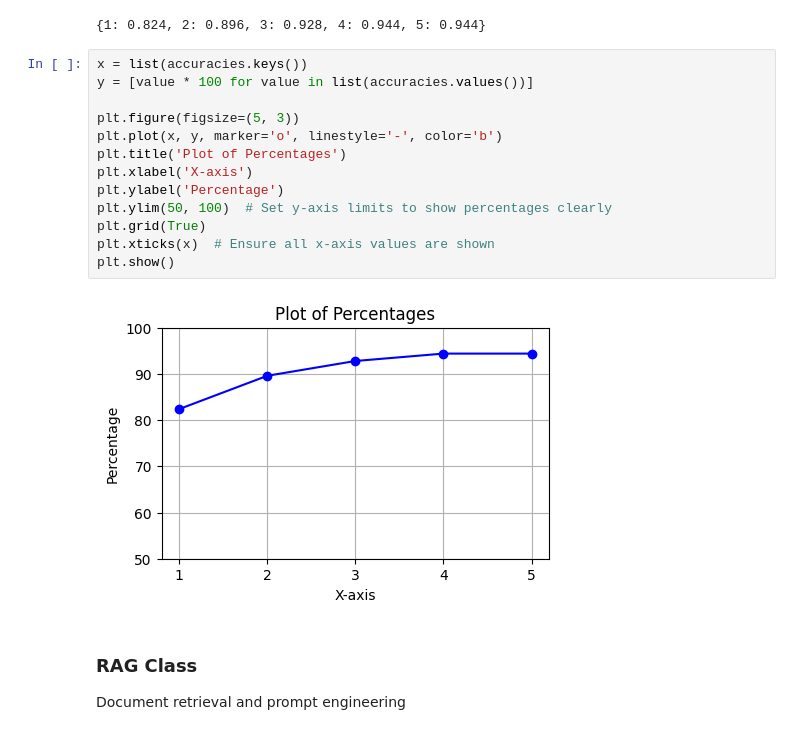
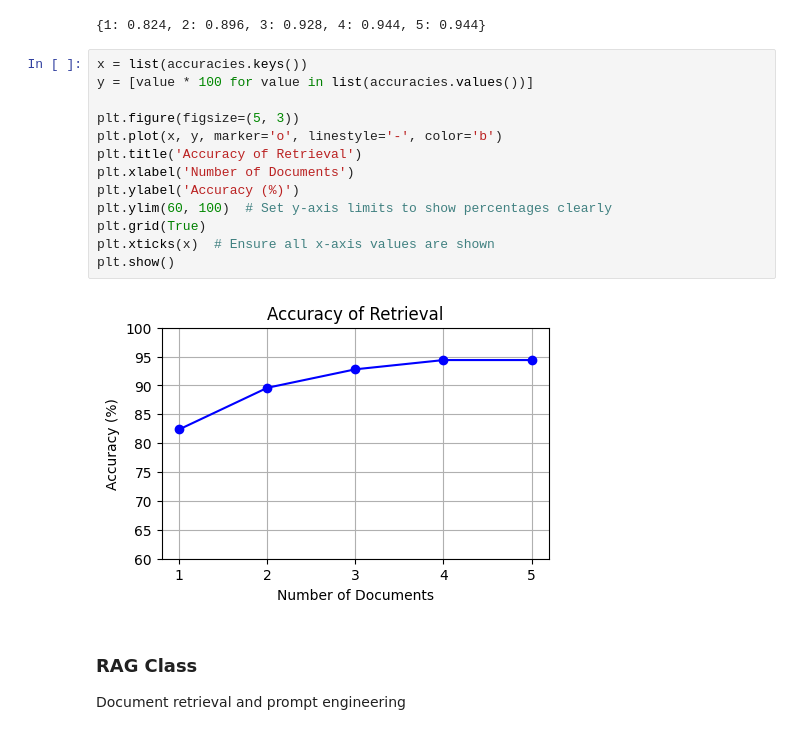
Before and after one commit to cowolff/Python-ORAGle, a Jupyter notebook: python_rag.ipynb, the cells around one changed output. Saved outputs shown, nothing was run; the diff lists cells and outputs as text.

```diff
--- a/python_rag.ipynb
+++ b/python_rag.ipynb
@@ -244,18 +245,18 @@ accuracies
 # %%
 x = list(accuracies.keys())
 y = [value * 100 for value in list(accuracies.values())]
 
 plt.figure(figsize=(5, 3))
 plt.plot(x, y, marker='o', linestyle='-', color='b')
-plt.title('Plot of Percentages')
-plt.xlabel('X-axis')
-plt.ylabel('Percentage')
-plt.ylim(50, 100)  # Set y-axis limits to show percentages clearly
+plt.title('Accuracy of Retrieval')
+plt.xlabel('Number of Documents')
+plt.ylabel('Accuracy (%)')
+plt.ylim(60, 100)  # Set y-axis limits to show percentages clearly
 plt.grid(True)
 plt.xticks(x)  # Ensure all x-axis values are shown
 plt.show()
 # %% [output]
-[figure, old version]
+[figure, new version]
 # %% [markdown]
 ### RAG Class
 Document retrieval and prompt engineering
```
Also changed, not shown: parts of 4 cells of this notebook.
